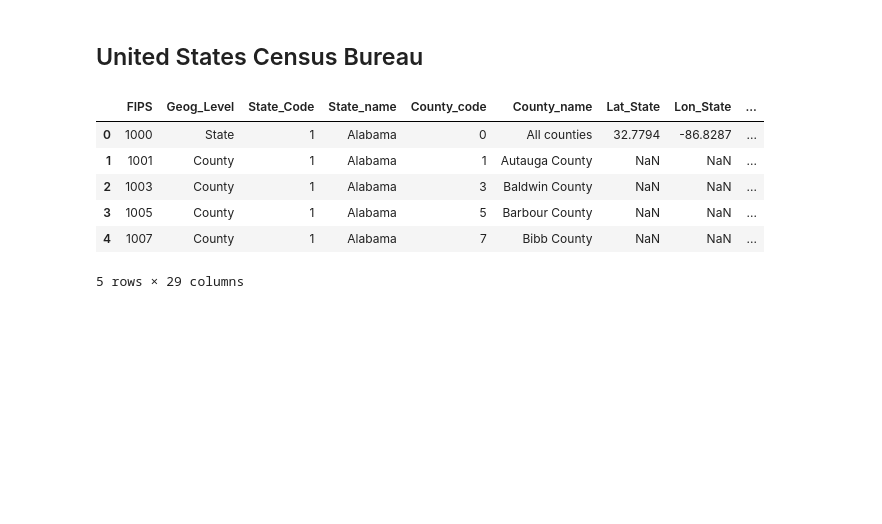
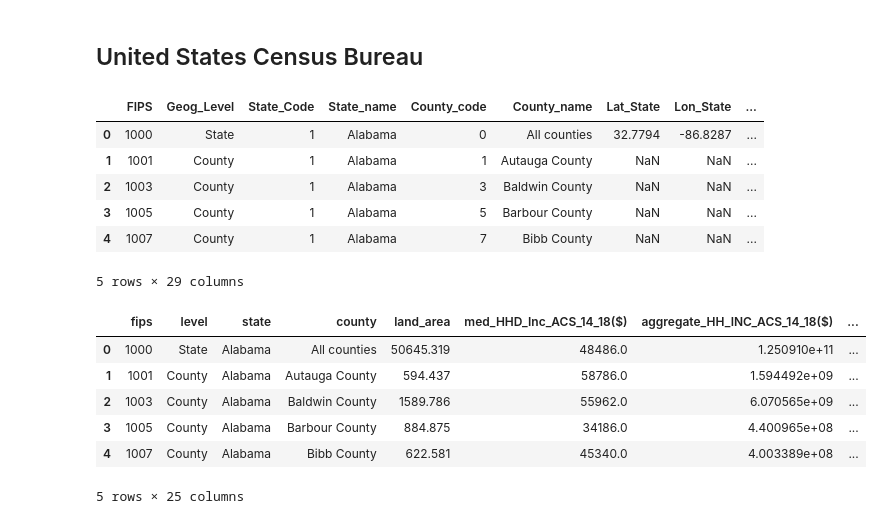
Before and after one commit to lewisaaronpaul/ETL_Proposal_Team_ETL_06, a Jupyter notebook: etl_project.ipynb, the cells around one changed output. Saved outputs shown, nothing was run; the diff lists cells and outputs as text; code cells hidden in the pictures; blank space fills up the shorter version.

```diff
--- a/etl_project.ipynb
+++ b/etl_project.ipynb
@@ -341,0 +319,23 @@ print(the_county_table.find('tr'))
+# %%
+# Drop some columns.
+census_data_df.drop(["State_Code", "County_code", 'Lat_State', 'Lon_State'], axis = 1, inplace = True)
+census_data_df.columns = ['fips', 'level', 'state', 'county', 'land_area',
+       'med_HHD_Inc_ACS_14_18($)', 'aggregate_HH_INC_ACS_14_18($)',
+       'tot_Pop_CEN_2010', 'tot_Pop_ACS_14_18', 'pop_65plus_ACS_14_18',
+       'nh_Blk_alone_ACS_14_18', 'pov_Univ_ACS_14_18',
+       'prs_Blw_Pov_Lev_ACS_14_18', 'one_Health_Ins_ACS_14_18',
+       'no_Health_Ins_ACS_14_18', 'pct_Pov_Univ_ACS_14_18',
+       'pct_Prs_Blw_Pov_Lev_ACS_14_18', 'pct_One_Health_Ins_ACS_14_18',
+       'pct_No_Health_Ins_ACS_14_18', 'pct_NoHealthIns_65P_ACS_14_18',
+       'pct_Pop_NoCompDevic_ACS_14_18', 'pct_Pop_w_BroadComp_ACS_14_18',
+       'pct_HHD_NoCompDevic_ACS_14_18', 'pct_HHD_No_Internet_ACS_14_18',
+       'pct_HHD_w_Broadband_ACS_14_18']
+census_data_df.head()
+# %% [output]
+|  | fips | level | state | county | land_area | med_HHD_Inc_ACS_14_18($) | aggregate_HH_INC_ACS_14_18($) | ... |
+| 0 | 1000 | State | Alabama | All counties | 50645.319 | 48486.0 | 1.250910e+11 | ... |
+| 1 | 1001 | County | Alabama | Autauga County | 594.437 | 58786.0 | 1.594492e+09 | ... |
+| 2 | 1003 | County | Alabama | Baldwin County | 1589.786 | 55962.0 | 6.070565e+09 | ... |
+| 3 | 1005 | County | Alabama | Barbour County | 884.875 | 34186.0 | 4.400965e+08 | ... |
+| 4 | 1007 | County | Alabama | Bibb County | 622.581 | 45340.0 | 4.003389e+08 | ... |
+5 rows × 25 columns
```
Also changed, not shown: parts of 18 cells of this notebook.
